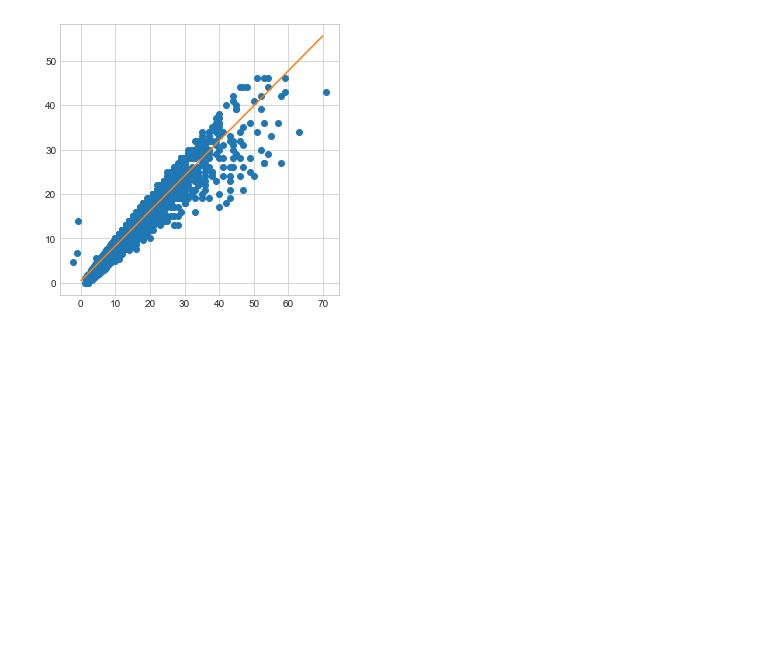
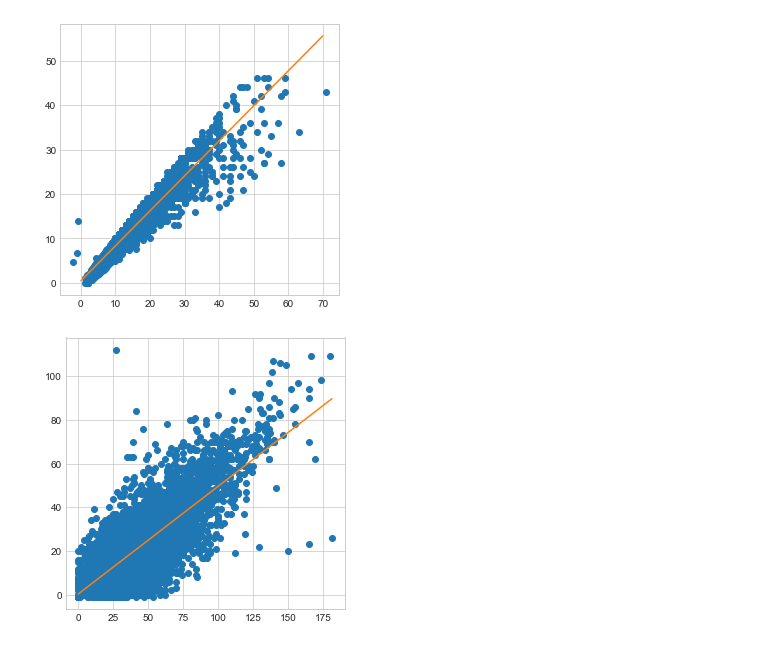
Before and after one commit to RichoHan/machine-learning, a Jupyter notebook: session-1-pm2.5-prediction/data-overview.ipynb, the cells around one changed output. Saved outputs shown, nothing was run; the diff lists cells and outputs as text; code cells hidden in the pictures; blank space fills up the shorter version.

Commit message:
Update execution python file and ignore files.

```diff
--- a/session-1-pm2.5-prediction/data-overview.ipynb
+++ b/session-1-pm2.5-prediction/data-overview.ipynb
@@ -164,3 +162,29 @@ ax.plot(xfit, yfit)
 plt.show()
 # %% [output]
 [figure]
+# %%
+x = pd.Series()
+y = pd.Series()
+
+feature = data[data['測項'] == 'PM10'].loc[:, '0':'23'].apply(pd.to_numeric)
+outcome = pm_25
+for hour in feature:
+    x = x.append(feature[hour].map(lambda elem: elem), ignore_index=True)
+
+for hour in outcome:
+    y = y.append(outcome[hour].map(lambda elem: elem), ignore_index=True)
+
+from sklearn.linear_model import LinearRegression
+model = LinearRegression(fit_intercept=True)
+
+model.fit(x[:, np.newaxis], y)
+
+xfit = np.linspace(0, feature.max().max(), 1000)
+yfit = model.predict(xfit[:, np.newaxis])
+
+fig, ax = plt.subplots(figsize=(5, 5))
+ax.plot(x, y, 'o')
+ax.plot(xfit, yfit)
+plt.show()
+# %% [output]
+[figure, added]
```
Also changed, not shown: parts of 1 cell of this notebook, 2 other files.
